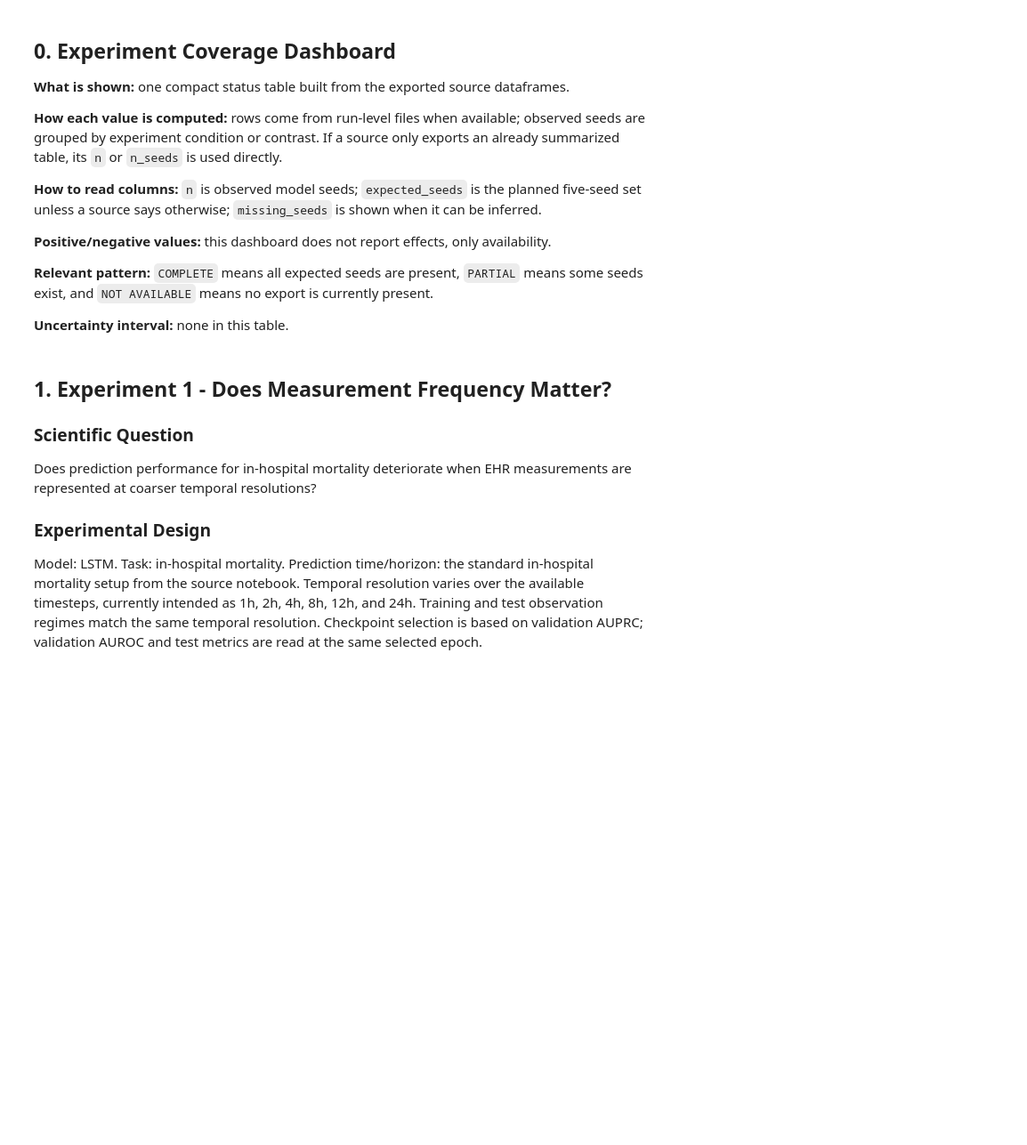
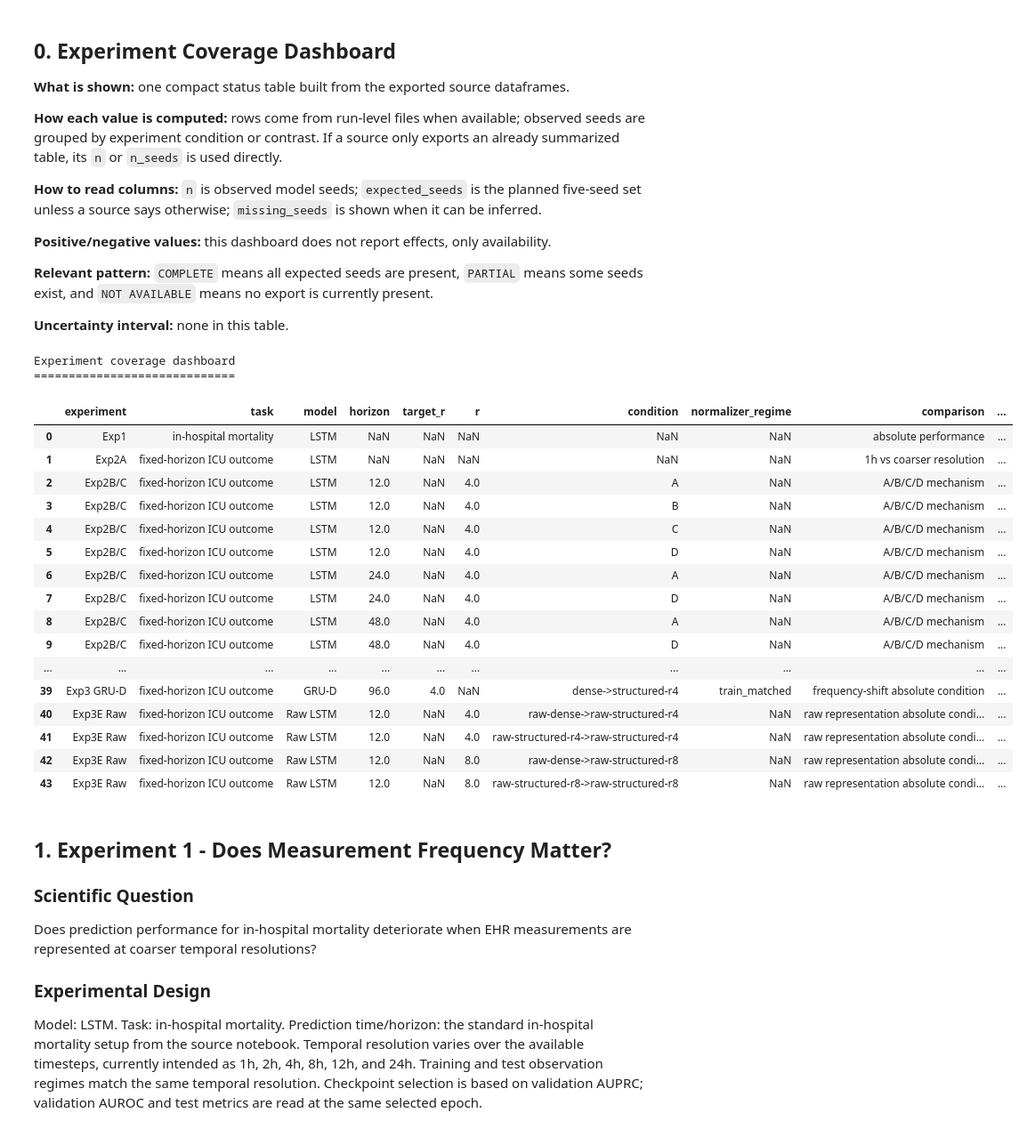
Before and after one commit to Ilovecodingforever/mimic-iv-benchmarks, a Jupyter notebook: visualizers/visualize_summary.ipynb, the cells around one changed output. Shown at 89% size. Drawn from its saved outputs; the diff is of its cells as text; code cells hidden in the pictures; blank space fills up the shorter version.

```diff
--- a/visualizers/visualize_summary.ipynb
+++ b/visualizers/visualize_summary.ipynb
@@ -246,40 +272,82 @@ def plot_bar_effects(df, x="metric", y="mean_difference", hue=None, title="", yl
 
 **Uncertainty interval:** none in this table.
 # %%
+def groupby_keep_missing(df, group_cols):
+    work = df.copy()
+    sentinel = "__MISSING_GROUP_VALUE__"
+    for col in group_cols:
+        if col not in work.columns:
+            work[col] = sentinel
+        else:
+            work[col] = work[col].where(~work[col].isnull(), sentinel)
+    for keys, group in work.groupby(group_cols):
+        keys = keys if isinstance(keys, tuple) else (keys,)
+        keys = tuple(np.nan if key == sentinel else key for key in keys)
+        yield keys, group
+
+
 def coverage_from_run_df(df, experiment, group_cols, seed_col, extra=None):
     if df is None or len(df) == 0 or seed_col not in df.columns:
         row = {"experiment": experiment, "status": "NOT AVAILABLE", "n": 0, "expected_seeds": 5, "missing_seeds": sorted(EXPECTED_SEEDS)}
         if extra:
             row.update(extra)
         return [row]
     rows = []
-    for keys, g in df.groupby(group_cols, dropna=False):
-        keys = keys if isinstance(keys, tuple) else (keys,)
+    for keys, g in groupby_keep_missing(df, group_cols):
         observed = set(pd.to_numeric(g[seed_col], errors="coerce").dropna().astype(int))
         row = dict(zip(group_cols, keys))
         row.update({
             "experiment": experiment,
             "observed_seeds": sorted(observed),
             "expected_seeds": 5,
             "n": len(observed),
             "missing_seeds": sorted(EXPECTED_SEEDS - observed),
             "status": status_from_n(len(observed)),
         })
         if extra:
             row.update(extra)
         rows.append(row)
     return rows
 
+
+def exp3e_raw_coverage_df(df):
+    if df is None or len(df) == 0:
+        return df
+    out = df.copy()
+    out["r"] = pd.to_numeric(out["target_r"], errors="coerce") if "target_r" in out.columns else np.nan
+    return out
+
 coverage_rows = []
 coverage_rows += coverage_from_run_df(DATA["exp1_runs"], "Exp1", ["timestep"], "seed", {"task": "in-hospital mortality", "model": "LSTM", "comparison": "absolute performance"})
 coverage_rows += coverage_from_run_df(DATA["exp2a_test_runs"], "Exp2A", ["horizon", "timestep"], "seed", {"task": "fixed-horizon ICU outcome", "model": "LSTM", "comparison": "1h vs coarser resolution"})
 coverage_rows += coverage_from_run_df(DATA["exp2b_run_results"], "Exp2B/C", ["horizon", "r", "condition"], "model_seed", {"task": "fixed-horizon ICU outcome", "model": "LSTM", "comparison": "A/B/C/D mechanism"})
 coverage_rows += coverage_from_run_df(DATA["exp3_lstm_run_results"], "Exp3 LSTM", ["experiment", "horizon", "target_r", "condition", "normalizer_regime"], "model_seed", {"task": "fixed-horizon ICU outcome", "model": "LSTM", "comparison": "frequency-shift absolute condition"})
 coverage_rows += coverage_from_run_df(DATA["exp3_grud_run_results"], "Exp3 GRU-D", ["experiment", "horizon", "target_r", "condition", "normalizer_regime"], "model_seed", {"task": "fixed-horizon ICU outcome", "model": "GRU-D", "comparison": "frequency-shift absolute condition"})
+coverage_rows += coverage_from_run_df(exp3e_raw_coverage_df(DATA["exp3e_lstm_raw_run_results"]), "Exp3E Raw", ["horizon", "r", "condition"], "model_seed", {"task": "fixed-horizon ICU outcome", "model": "Raw LSTM", "comparison": "raw representation absolute condition"})
 
 coverage_dashboard = pd.DataFrame(coverage_rows)
 coverage_cols = ["experiment", "task", "model", "horizon", "timestep", "target_r", "r", "condition", "normalizer_regime", "comparison", "observed_seeds", "expected_seeds", "n", "missing_seeds", "status"]
 show_table("Experiment coverage dashboard", coverage_dashboard, coverage_cols, max_rows=300)
+# %% [output]
+Experiment coverage dashboard
+=============================
+|  | experiment | task | model | horizon | target_r | r | condition | normalizer_regime | comparison | ... |
+| 0 | Exp1 | in-hospital mortality | LSTM | NaN | NaN | NaN | NaN | NaN | absolute performance | ... |
+| 1 | Exp2A | fixed-horizon ICU outcome | LSTM | NaN | NaN | NaN | NaN | NaN | 1h vs coarser resolution | ... |
+| 2 | Exp2B/C | fixed-horizon ICU outcome | LSTM | 12.0 | NaN | 4.0 | A | NaN | A/B/C/D mechanism | ... |
+| 3 | Exp2B/C | fixed-horizon ICU outcome | LSTM | 12.0 | NaN | 4.0 | B | NaN | A/B/C/D mechanism | ... |
+| 4 | Exp2B/C | fixed-horizon ICU outcome | LSTM | 12.0 | NaN | 4.0 | C | NaN | A/B/C/D mechanism | ... |
+| 5 | Exp2B/C | fixed-horizon ICU outcome | LSTM | 12.0 | NaN | 4.0 | D | NaN | A/B/C/D mechanism | ... |
+| 6 | Exp2B/C | fixed-horizon ICU outcome | LSTM | 24.0 | NaN | 4.0 | A | NaN | A/B/C/D mechanism | ... |
+| 7 | Exp2B/C | fixed-horizon ICU outcome | LSTM | 24.0 | NaN | 4.0 | D | NaN | A/B/C/D mechanism | ... |
+| 8 | Exp2B/C | fixed-horizon ICU outcome | LSTM | 48.0 | NaN | 4.0 | A | NaN | A/B/C/D mechanism | ... |
+| 9 | Exp2B/C | fixed-horizon ICU outcome | LSTM | 48.0 | NaN | 4.0 | D | NaN | A/B/C/D mechanism | ... |
+| ... | ... | ... | ... | ... | ... | ... | ... | ... | ... | ... |
+| 39 | Exp3 GRU-D | fixed-horizon ICU outcome | GRU-D | 96.0 | 4.0 | NaN | dense->structured-r4 | train_matched | frequency-shift absolute condition | ... |
+| 40 | Exp3E Raw | fixed-horizon ICU outcome | Raw LSTM | 12.0 | NaN | 4.0 | raw-dense->raw-structured-r4 | NaN | raw representation absolute condi... | ... |
+| 41 | Exp3E Raw | fixed-horizon ICU outcome | Raw LSTM | 12.0 | NaN | 4.0 | raw-structured-r4->raw-structured-r4 | NaN | raw representation absolute condi... | ... |
+| 42 | Exp3E Raw | fixed-horizon ICU outcome | Raw LSTM | 12.0 | NaN | 8.0 | raw-dense->raw-structured-r8 | NaN | raw representation absolute condi... | ... |
+| 43 | Exp3E Raw | fixed-horizon ICU outcome | Raw LSTM | 12.0 | NaN | 8.0 | raw-structured-r8->raw-structured-r8 | NaN | raw representation absolute condi... | ... |
 # %% [markdown]
 ## 1. Experiment 1 - Does Measurement Frequency Matter?
 
```
Also changed, not shown: parts of 17 cells of this notebook, 4 other files.
